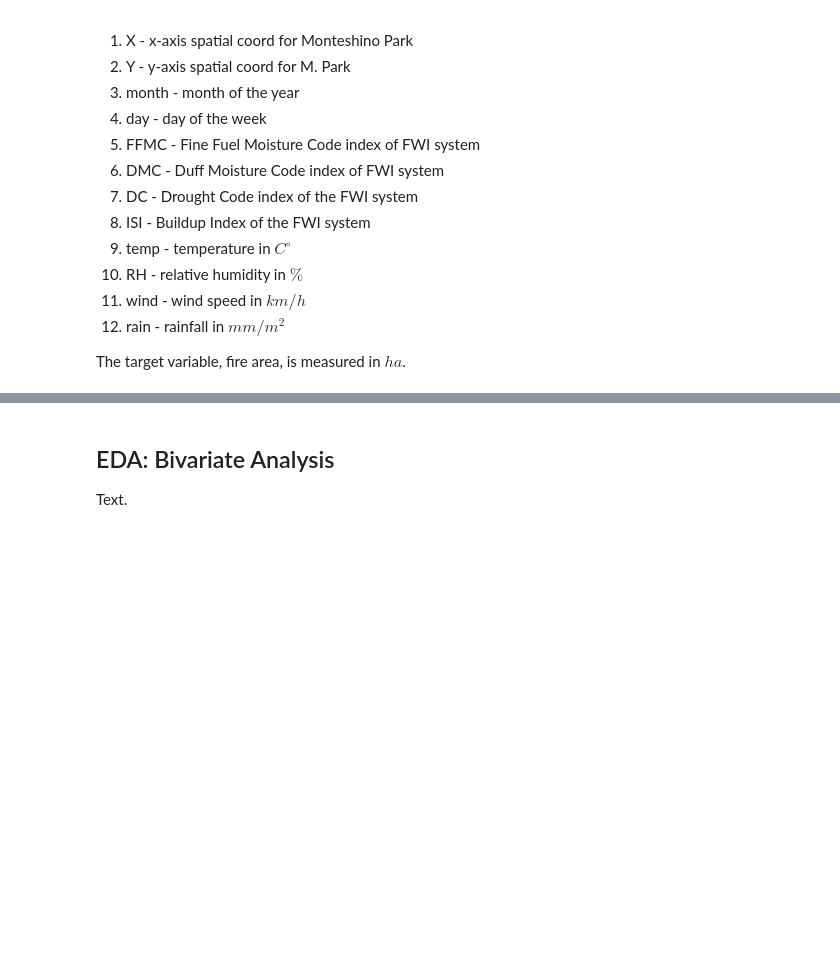
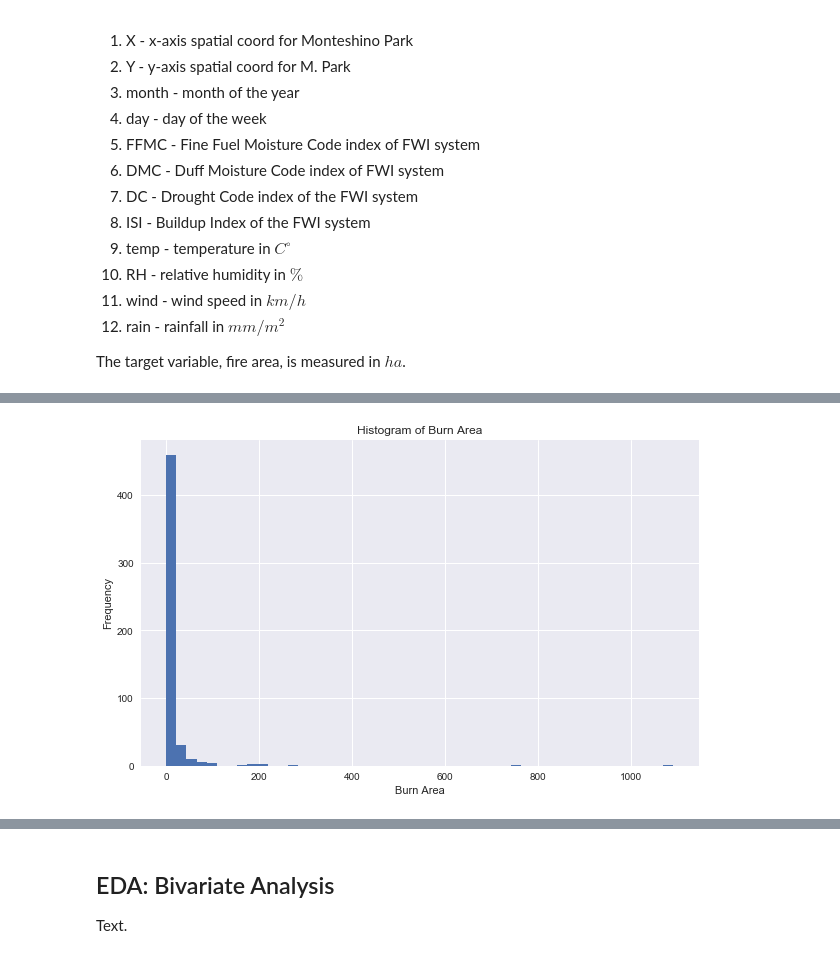
Before and after one commit to SThornewillvE/Udacity-DataScience-Nanodegree, a Jupyter notebook: 04_data-science_blog_post/python/fires.ipynb, the cells around one changed output, grey strips where cells are left out. Saved outputs shown, nothing was run; the diff lists cells and outputs as text; code cells hidden in the pictures; blank space fills up the shorter version.

```diff
--- a/04_data-science_blog_post/python/fires.ipynb
+++ b/04_data-science_blog_post/python/fires.ipynb
@@ -96,0 +125,9 @@ Text.
+# %%
+fig, ax = plt.subplots(figsize=(10,6), facecolor='white', edgecolor='k')
+plt.hist(df.area, bins=50)
+plt.ylabel("Frequency")
+plt.xlabel("Burn Area")
+plt.title("Histogram of Burn Area")
+plt.show()
+# %% [output]
+[figure, added]
```
Also changed, not shown: parts of 26 cells of this notebook, 6 other files.
